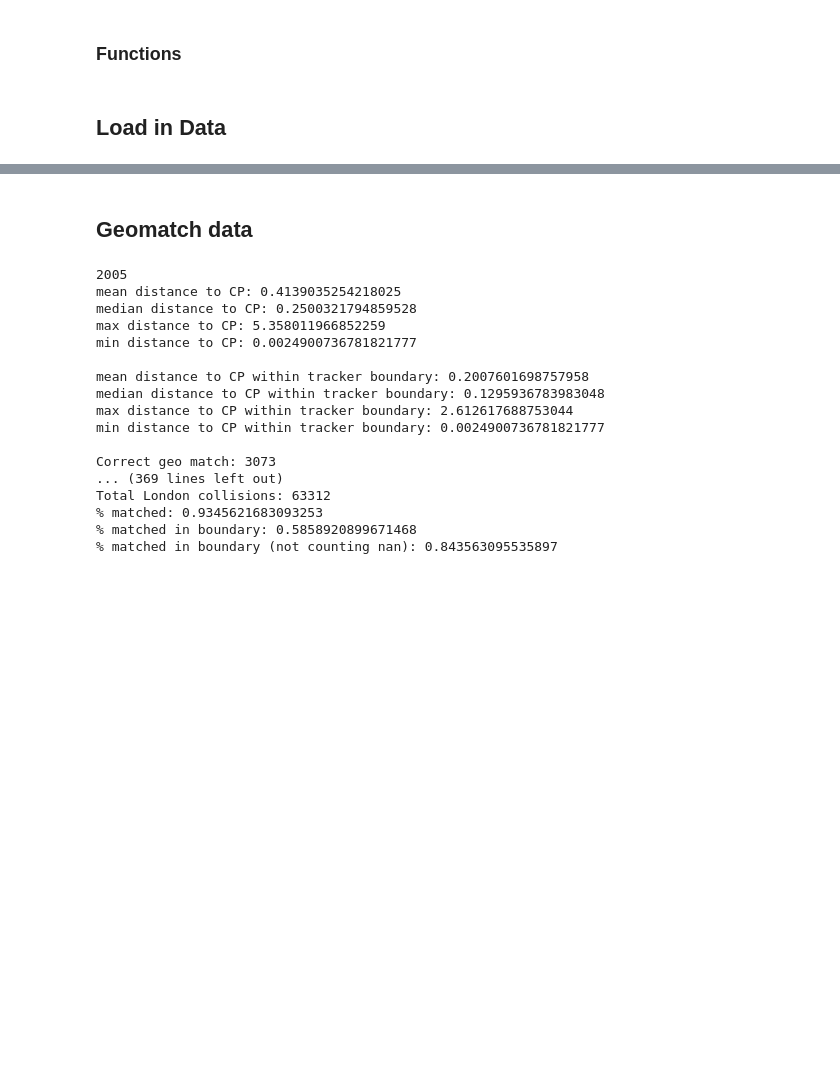
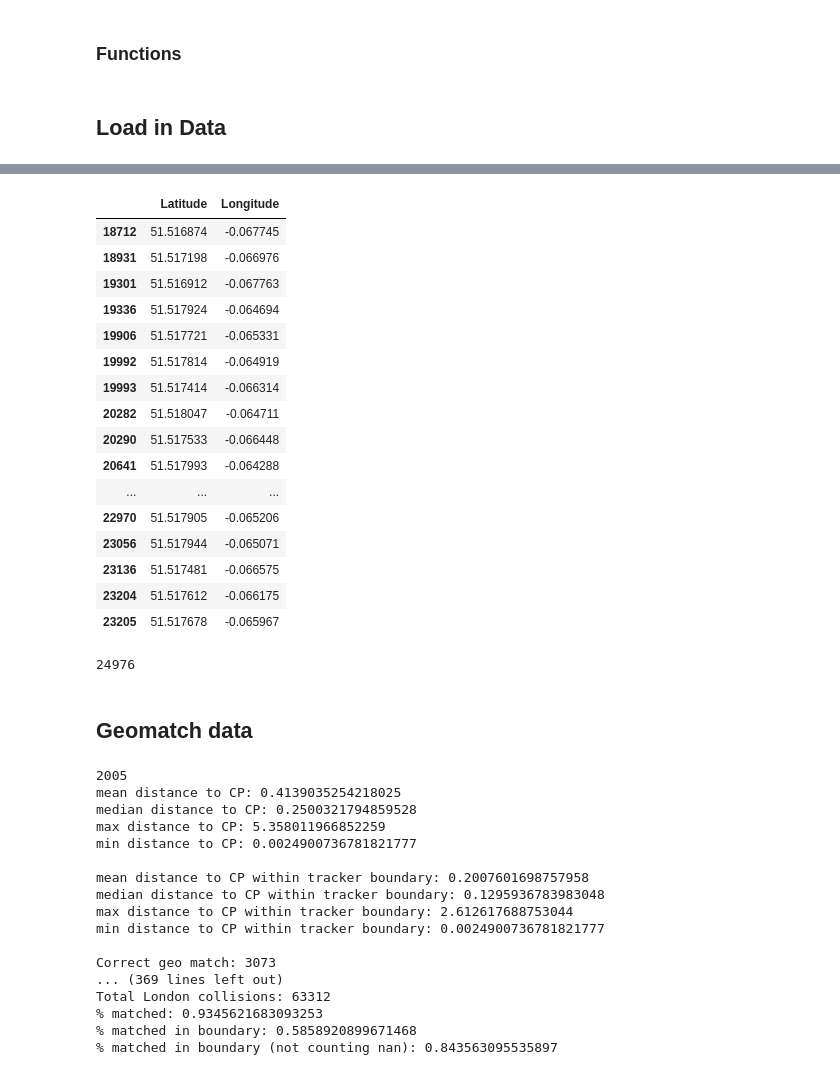
Before and after one commit to dtuthill/erdos_project, a Jupyter notebook: DataFrames/geomatch.ipynb, the cells around one changed output, grey strips where cells are left out. Saved outputs shown, nothing was run; the diff lists cells and outputs as text; code cells hidden in the pictures; blank space fills up the shorter version.

```diff
--- a/DataFrames/geomatch.ipynb
+++ b/DataFrames/geomatch.ipynb
@@ -118,0 +377,24 @@ collisions['match'] = False
+# %%
+feature_means.iloc[within].iloc[aadf_year.iloc[B[within].flatten()].Count_point_id.values == 16188]
+# %% [output]
+|  | Latitude | Longitude |
+| 18712 | 51.516874 | -0.067745 |
+| 18931 | 51.517198 | -0.066976 |
+| 19301 | 51.516912 | -0.067763 |
+| 19336 | 51.517924 | -0.064694 |
+| 19906 | 51.517721 | -0.065331 |
+| 19992 | 51.517814 | -0.064919 |
+| 19993 | 51.517414 | -0.066314 |
+| 20282 | 51.518047 | -0.064711 |
+| 20290 | 51.517533 | -0.066448 |
+| 20641 | 51.517993 | -0.064288 |
+| ... | ... | ... |
+| 22970 | 51.517905 | -0.065206 |
+| 23056 | 51.517944 | -0.065071 |
+| 23136 | 51.517481 | -0.066575 |
+| 23204 | 51.517612 | -0.066175 |
+| 23205 | 51.517678 | -0.065967 |
+# %%
+len(lats)
+# %% [output]
+24976
```
Also changed, not shown: parts of 57 cells of this notebook, 3 other files.
